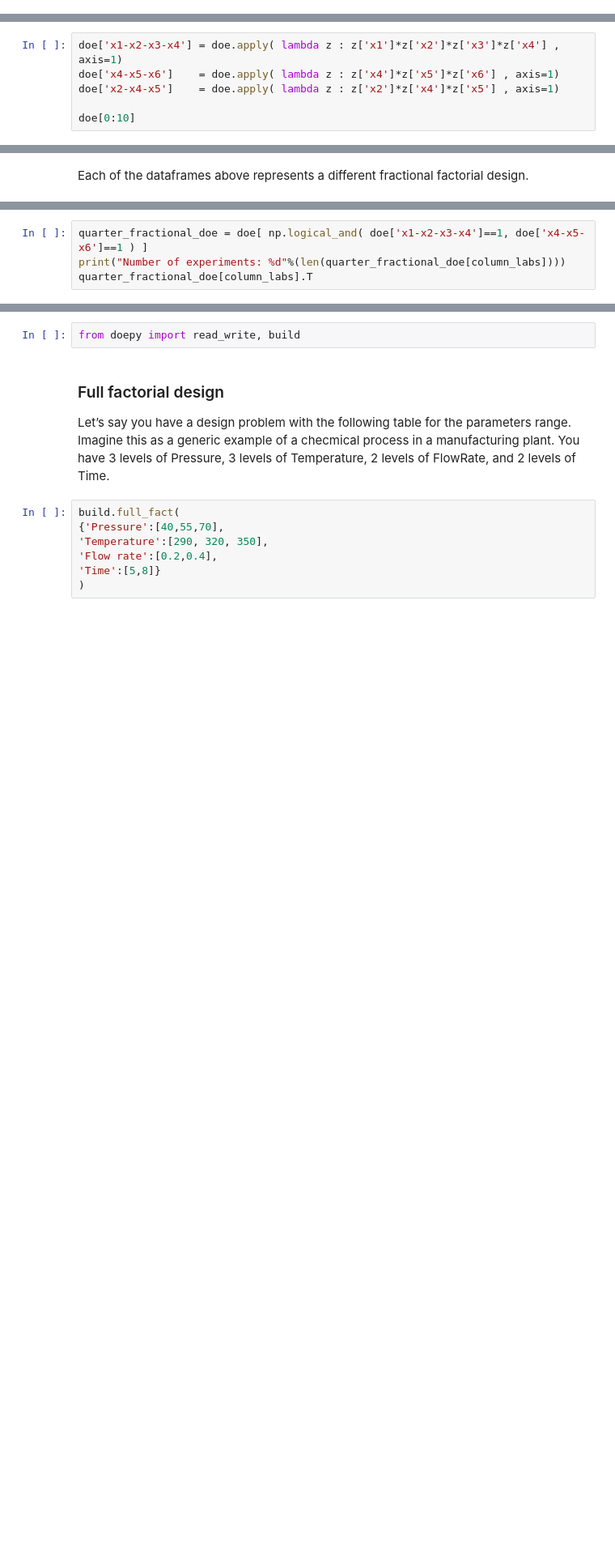
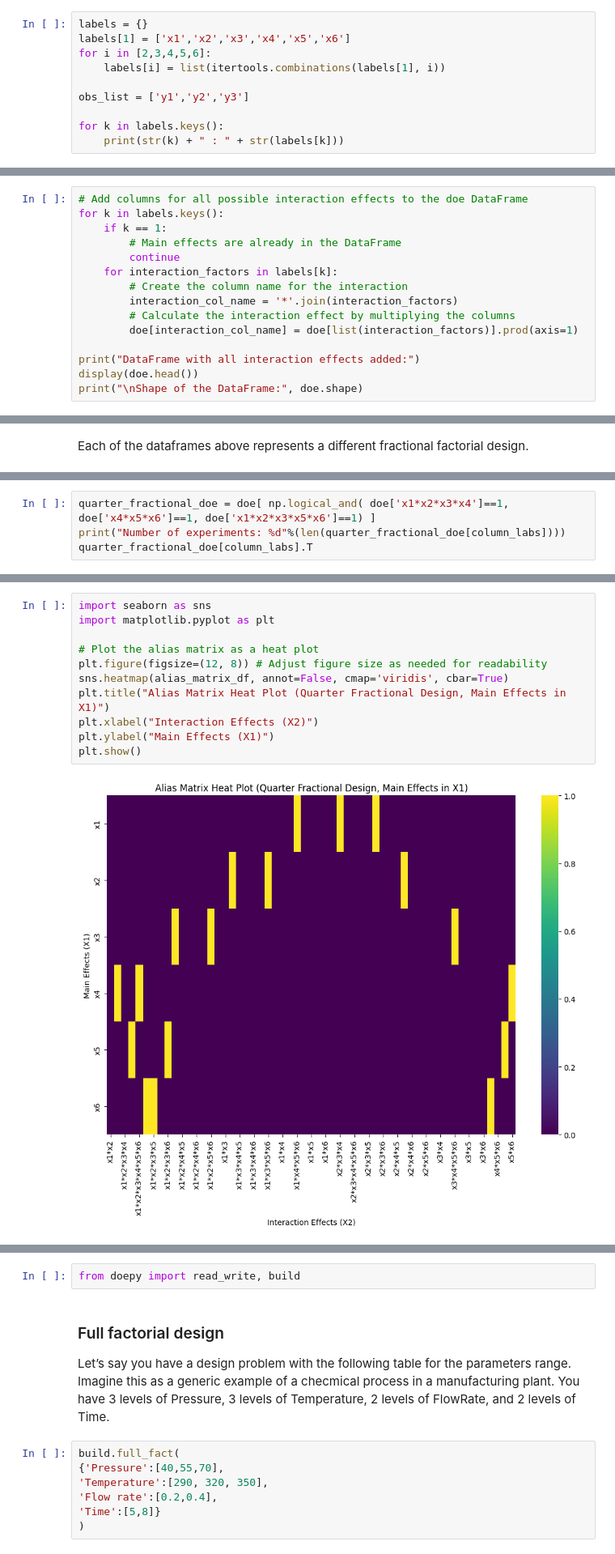
Before and after one commit to peterbmob/DHMVADoE, a Jupyter notebook: Excercises/fractional_design.ipynb, the cells around one changed output, grey strips where cells are left out. Shown at 81% size. Drawn from its saved outputs; the diff is of its cells as text; blank space fills up the shorter version.

```diff
--- a/Excercises/fractional_design.ipynb
+++ b/Excercises/fractional_design.ipynb
@@ -32,0 +50,10 @@ print(len(doe))
+# %%
+labels = {}
+labels[1] = ['x1','x2','x3','x4','x5','x6']
+for i in [2,3,4,5,6]:
+    labels[i] = list(itertools.combinations(labels[1], i))
+
+obs_list = ['y1','y2','y3']
+
+for k in labels.keys():
+    print(str(k) + " : " + str(labels[k]))
@@ -32,0 +67,15 @@ print(len(doe))
+# %%
+# Add columns for all possible interaction effects to the doe DataFrame
+for k in labels.keys():
+    if k == 1:
+        # Main effects are already in the DataFrame
+        continue
+    for interaction_factors in labels[k]:
+        # Create the column name for the interaction
+        interaction_col_name = '*'.join(interaction_factors)
+        # Calculate the interaction effect by multiplying the columns
+        doe[interaction_col_name] = doe[list(interaction_factors)].prod(axis=1)
+
+print("DataFrame with all interaction effects added:")
+display(doe.head())
+print("\nShape of the DataFrame:", doe.shape)
@@ -69,12 +128,6 @@ x_{123}=−1\times−1\times+1=+1
 \end{equation}
 
 Now we can add new columns to our experimental design matrix dataframe, representing coded values for higher-order interaction effects:
-# %%
-doe['x1-x2-x3-x4'] = doe.apply( lambda z : z['x1']*z['x2']*z['x3']*z['x4'] , axis=1)
-doe['x4-x5-x6']    = doe.apply( lambda z : z['x4']*z['x5']*z['x6'] , axis=1)
-doe['x2-x4-x5']    = doe.apply( lambda z : z['x2']*z['x4']*z['x5'] , axis=1)
-
-doe[0:10]
 # %% [markdown]
 The multi-variable columns can be used to fractionate our design.
 # %% [markdown]
@@ -200,4 +456,4 @@ Our resulting factorial matrix can be reduced the same way. In Python, we use th
 # %%
-quarter_fractional_doe = doe[ np.logical_and( doe['x1-x2-x3-x4']==1, doe['x4-x5-x6']==1 ) ]
+quarter_fractional_doe = doe[ np.logical_and( doe['x1*x2*x3*x4']==1, doe['x4*x5*x6']==1, doe['x1*x2*x3*x5*x6']==1) ]
 print("Number of experiments: %d"%(len(quarter_fractional_doe[column_labs])))
 quarter_fractional_doe[column_labs].T
@@ -278,0 +764,13 @@ The Dexpy package allows for analysis of aliasing.
+# %%
+import seaborn as sns
+import matplotlib.pyplot as plt
+
+# Plot the alias matrix as a heat plot
+plt.figure(figsize=(12, 8)) # Adjust figure size as needed for readability
+sns.heatmap(alias_matrix_df, annot=False, cmap='viridis', cbar=True)
+plt.title("Alias Matrix Heat Plot (Quarter Fractional Design, Main Effects in X1)")
+plt.xlabel("Interaction Effects (X2)")
+plt.ylabel("Main Effects (X1)")
+plt.show()
+# %% [output]
+[figure, added]
```
Also changed, not shown: parts of 51 cells of this notebook.
